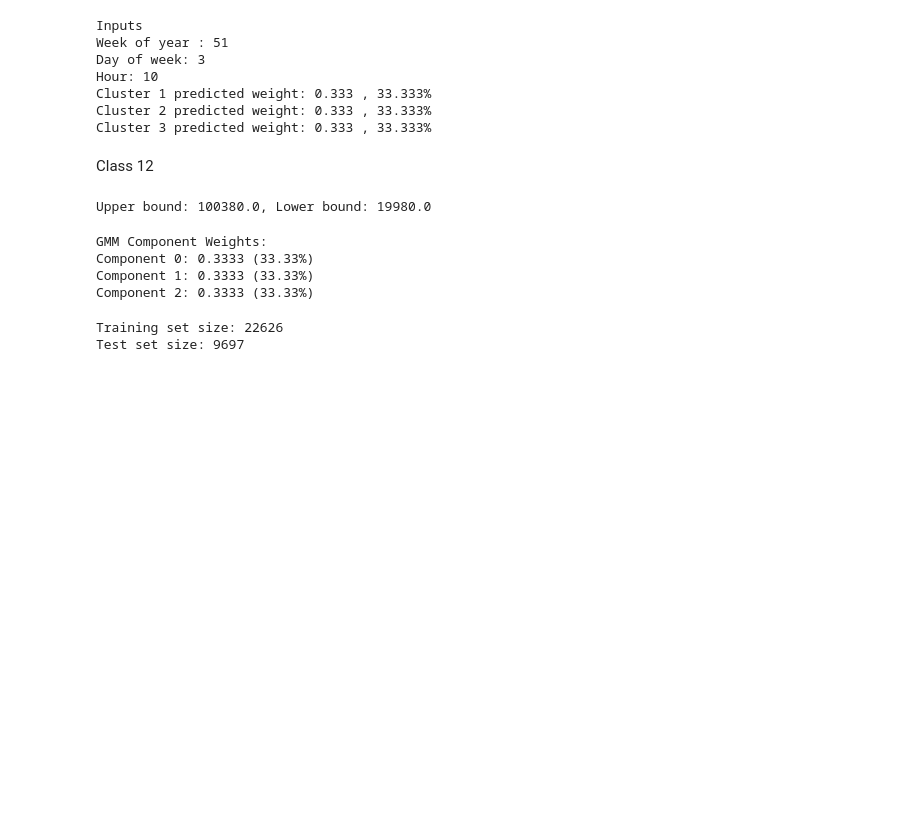
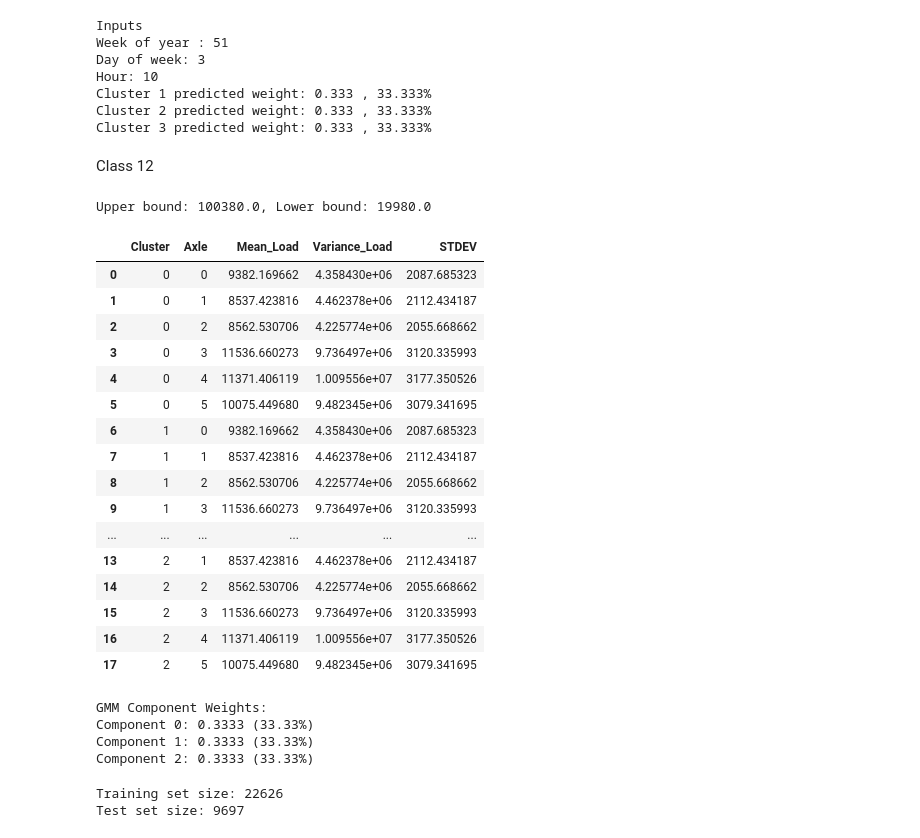
Before and after one commit to rda329/Fall25_Capstone_DSE, a Jupyter notebook: Data_Exploration/decision_tree.ipynb, the cells around one changed output. Saved outputs shown, nothing was run; the diff lists cells and outputs as text; code cells hidden in the pictures; blank space fills up the shorter version.

```diff
--- a/Data_Exploration/decision_tree.ipynb
+++ b/Data_Exploration/decision_tree.ipynb
@@ -2239,6 +2574,27 @@ Upper bound: 100380.0, Lower bound: 19980.0
 max_iter = 20
 num_clusters = 3
 k3_model, df_spark2 = fit_gmm_spark(df_spark,cols, num_clusters, max_iter)
+# %%
+marginal_dist_df = pd.DataFrame(get_distribution_params(k3_model, num_clusters))
+marginal_dist_df
+# %% [output]
+|  | Cluster | Axle | Mean_Load | Variance_Load | STDEV |
+| 0 | 0 | 0 | 9382.169662 | 4.358430e+06 | 2087.685323 |
+| 1 | 0 | 1 | 8537.423816 | 4.462378e+06 | 2112.434187 |
+| 2 | 0 | 2 | 8562.530706 | 4.225774e+06 | 2055.668662 |
+| 3 | 0 | 3 | 11536.660273 | 9.736497e+06 | 3120.335993 |
+| 4 | 0 | 4 | 11371.406119 | 1.009556e+07 | 3177.350526 |
+| 5 | 0 | 5 | 10075.449680 | 9.482345e+06 | 3079.341695 |
+| 6 | 1 | 0 | 9382.169662 | 4.358430e+06 | 2087.685323 |
+| 7 | 1 | 1 | 8537.423816 | 4.462378e+06 | 2112.434187 |
+| 8 | 1 | 2 | 8562.530706 | 4.225774e+06 | 2055.668662 |
+| 9 | 1 | 3 | 11536.660273 | 9.736497e+06 | 3120.335993 |
+| ... | ... | ... | ... | ... | ... |
+| 13 | 2 | 1 | 8537.423816 | 4.462378e+06 | 2112.434187 |
+| 14 | 2 | 2 | 8562.530706 | 4.225774e+06 | 2055.668662 |
+| 15 | 2 | 3 | 11536.660273 | 9.736497e+06 | 3120.335993 |
+| 16 | 2 | 4 | 11371.406119 | 1.009556e+07 | 3177.350526 |
+| 17 | 2 | 5 | 10075.449680 | 9.482345e+06 | 3079.341695 |
 # %%
 # Get the weights
 weights = k3_model.weights
```
Also changed, not shown: parts of 18 cells of this notebook.
